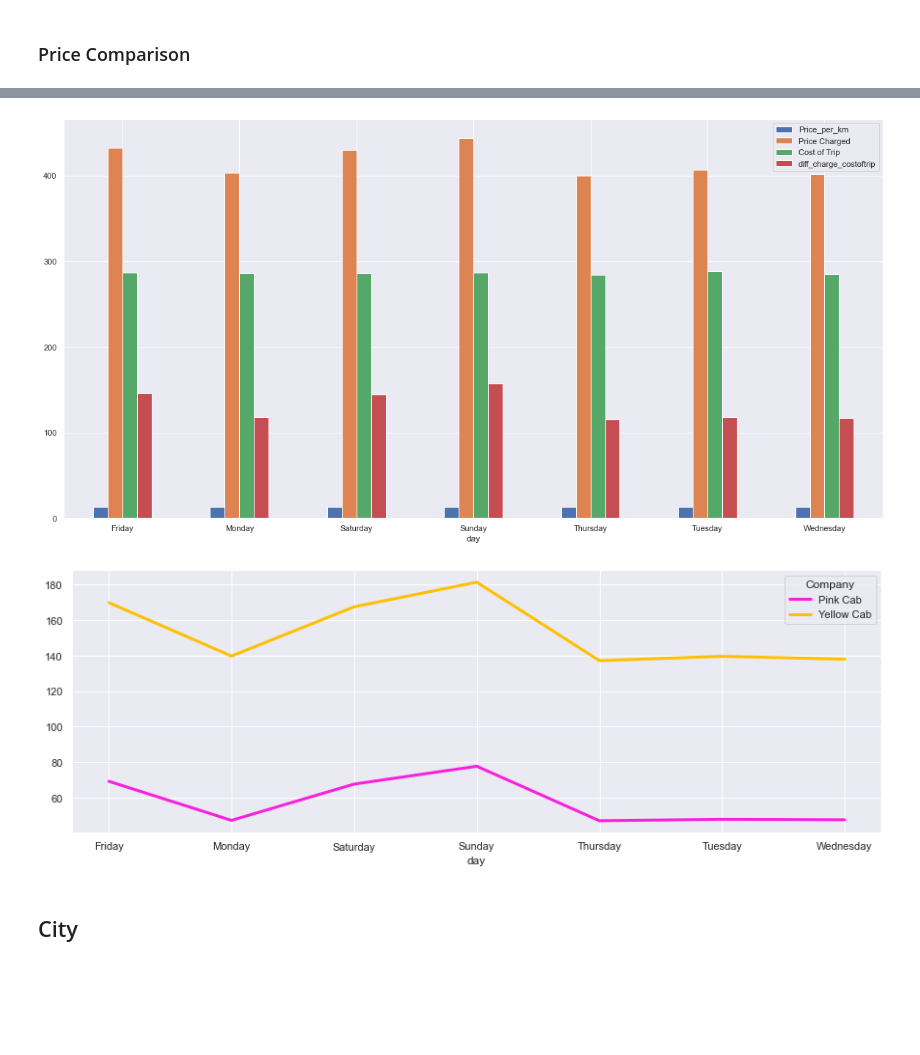
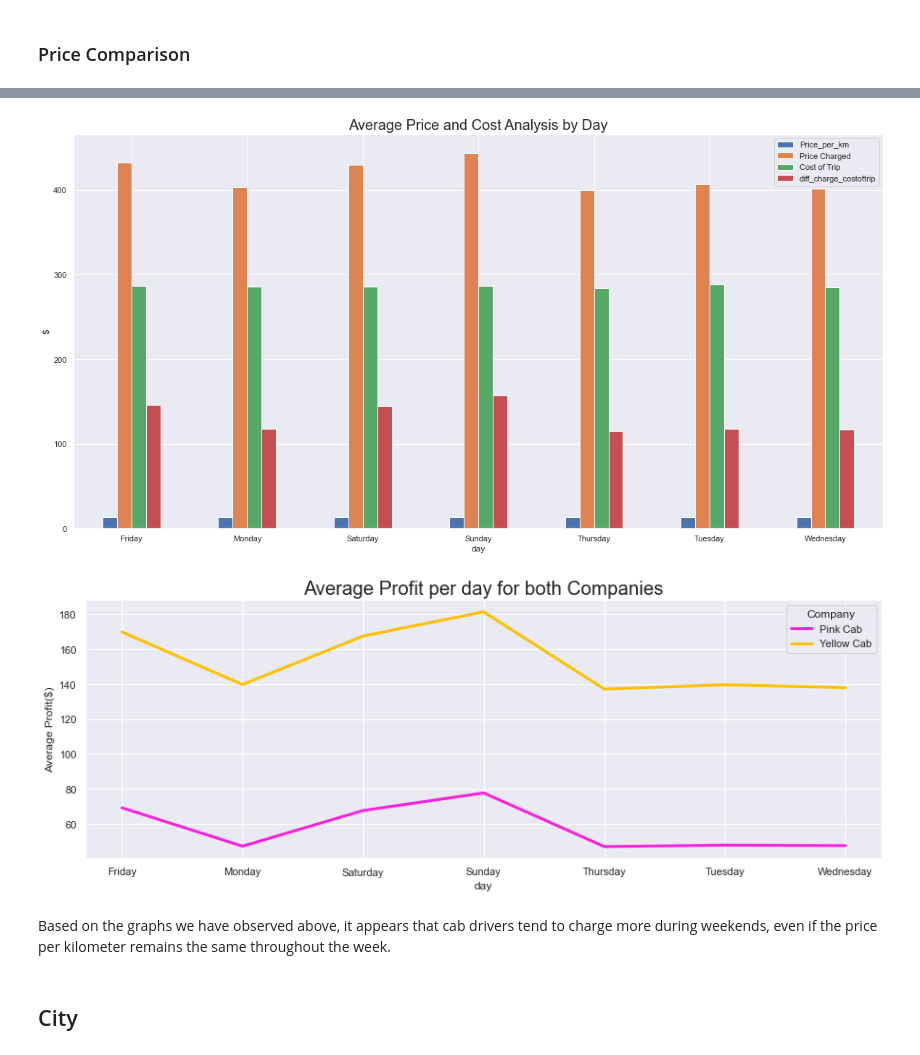
Before and after one commit to yashjadwani/Week2, a Jupyter notebook: Week2_G2M_CAB.ipynb, the cells around one changed output, grey strips where cells are left out. Cells and saved outputs as stored; diff of their text form; code cells hidden in the pictures; blank space fills up the shorter version.

```diff
--- a/Week2_G2M_CAB.ipynb
+++ b/Week2_G2M_CAB.ipynb
@@ -460,19 +467,25 @@ plt.show()
 # %%
 fig, ax = plt.subplots(figsize=(20,10))
-ax =round(main_df.set_index('day').loc[days].groupby(['day'])['Price_per_km','Price Charged','Cost of Trip','diff_charge_costoftrip'].mean(),2).plot.bar(ax=ax)
+ax = round(main_df.set_index('day').loc[days].groupby(['day'])['Price_per_km','Price Charged','Cost of Trip','diff_charge_costoftrip'].mean(),2).plot.bar(ax=ax)
 plt.draw()
 ax.set_xticklabels(ax.get_xticklabels(),rotation=0)
+plt.title('Average Price and Cost Analysis by Day',size=20)
+plt.ylabel('$')
 plt.show()
 # %% [output]
-[figure, old version]
+[figure, new version]
 # %%
 fig, ax = plt.subplots(figsize=(15,5))
 main_df.groupby(['day', 'Company'])['diff_charge_costoftrip'].mean().unstack().plot.line(ax=ax,color=colors,linewidth=3)
 plt.draw()
 ax.set_xticklabels(ax.get_xticklabels(),rotation=0)
+plt.title('Average Profit per day for both Companies',size=20)
+plt.ylabel('Average Profit($)')
 plt.show()
 # %% [output]
-[figure, old version]
+[figure, new version]
+# %% [markdown]
+Based on the graphs we have observed above, it appears that cab drivers tend to charge more during weekends, even if the price per kilometer remains the same throughout the week.
 # %% [markdown]
 ## City
 # %%
```
Also changed, not shown: parts of 30 cells of this notebook.
